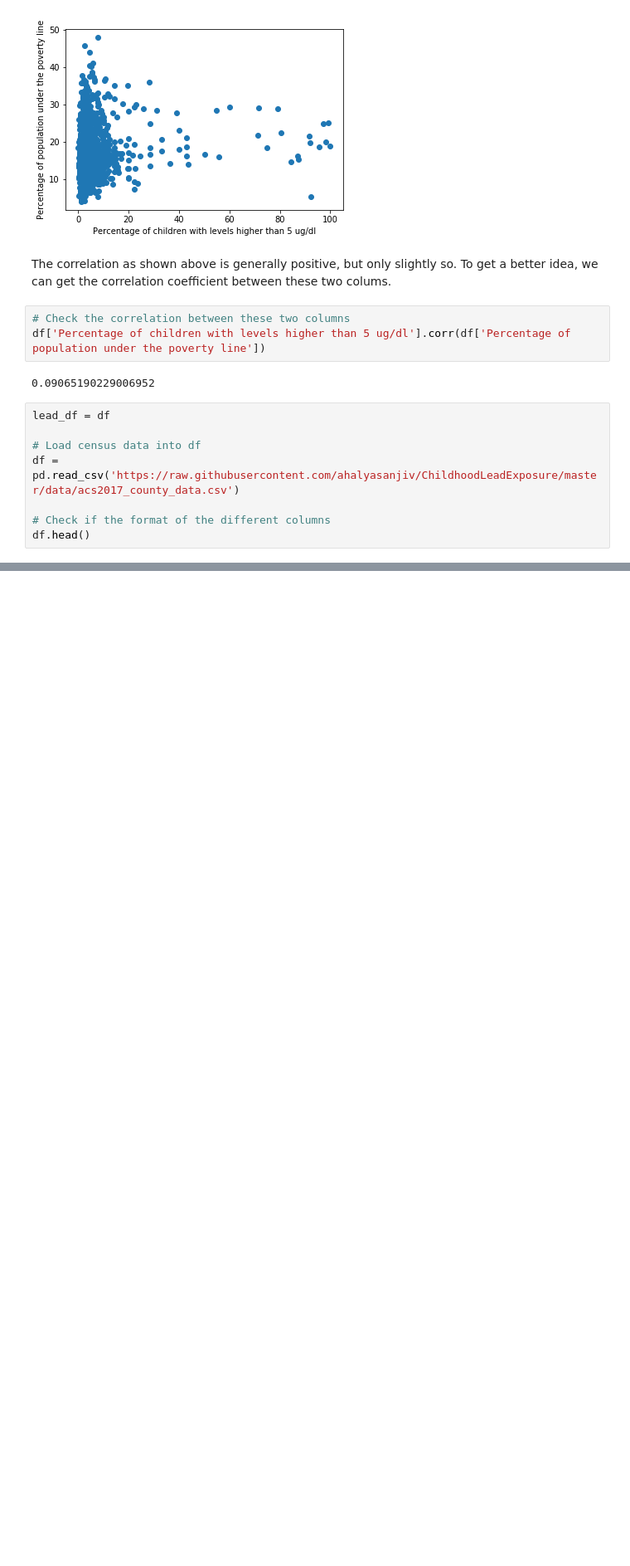
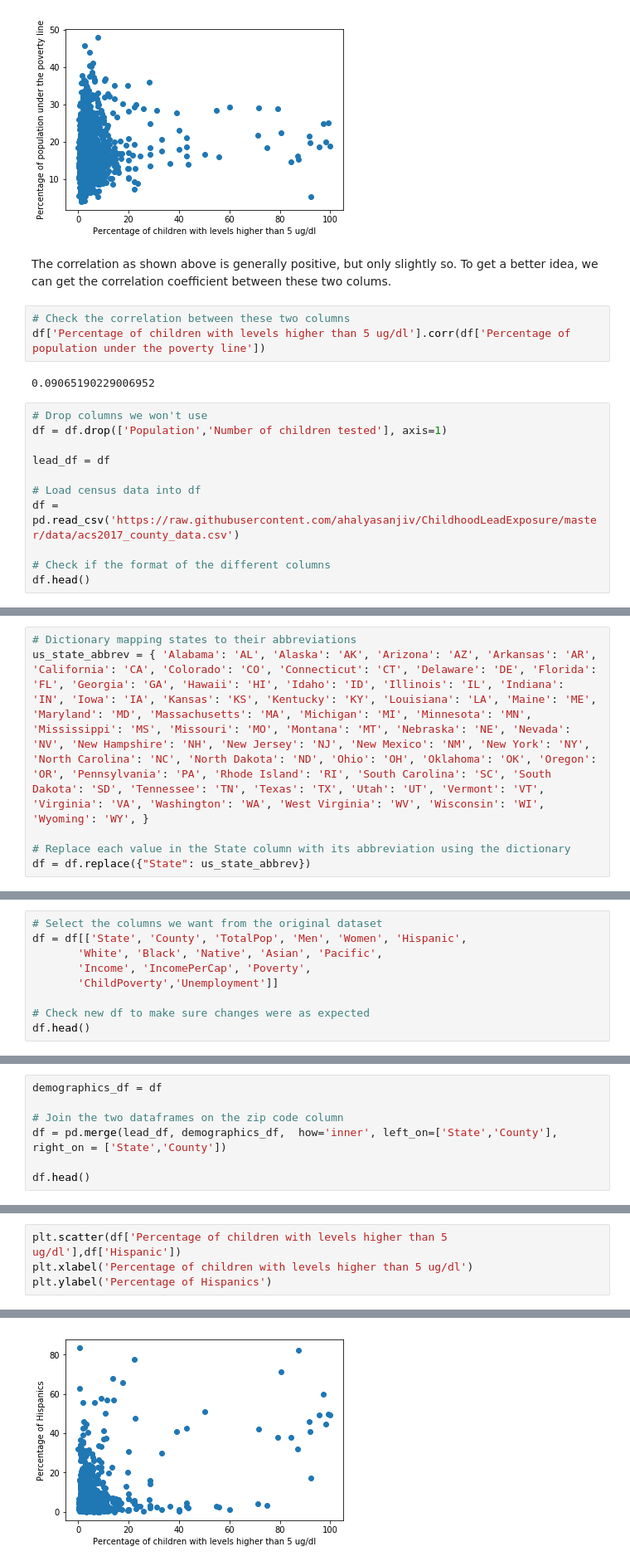
Before and after one commit to ahalyasanjiv/ChildhoodLeadExposure, a Jupyter notebook: National_Level_Lead_Exposure.ipynb, the cells around one changed output, grey strips where cells are left out. Shown: that part at 83% size. Drawn from its saved outputs; the diff is of its cells as text; blank space fills up the shorter version.

```diff
--- a/National_Level_Lead_Exposure.ipynb
+++ b/National_Level_Lead_Exposure.ipynb
@@ -92,6 +92,9 @@ df['Percentage of children with levels higher than 5 ug/dl'].corr(df['Percentage
 # %% [output]
 0.09065190229006952
 # %%
+# Drop columns we won't use
+df = df.drop(['Population','Number of children tested'], axis=1)
+
 lead_df = df
 
 # Load census data into df
@@ -108,0 +114,6 @@ df.head()
+# %%
+# Dictionary mapping states to their abbreviations
+us_state_abbrev = { 'Alabama': 'AL', 'Alaska': 'AK', 'Arizona': 'AZ', 'Arkansas': 'AR', 'California': 'CA', 'Colorado': 'CO', 'Connecticut': 'CT', 'Delaware': 'DE', 'Florida': 'FL', 'Georgia': 'GA', 'Hawaii': 'HI', 'Idaho': 'ID', 'Illinois': 'IL', 'Indiana': 'IN', 'Iowa': 'IA', 'Kansas': 'KS', 'Kentucky': 'KY', 'Louisiana': 'LA', 'Maine': 'ME', 'Maryland': 'MD', 'Massachusetts': 'MA', 'Michigan': 'MI', 'Minnesota': 'MN', 'Mississippi': 'MS', 'Missouri': 'MO', 'Montana': 'MT', 'Nebraska': 'NE', 'Nevada': 'NV', 'New Hampshire': 'NH', 'New Jersey': 'NJ', 'New Mexico': 'NM', 'New York': 'NY', 'North Carolina': 'NC', 'North Dakota': 'ND', 'Ohio': 'OH', 'Oklahoma': 'OK', 'Oregon': 'OR', 'Pennsylvania': 'PA', 'Rhode Island': 'RI', 'South Carolina': 'SC', 'South Dakota': 'SD', 'Tennessee': 'TN', 'Texas': 'TX', 'Utah': 'UT', 'Vermont': 'VT', 'Virginia': 'VA', 'Washington': 'WA', 'West Virginia': 'WV', 'Wisconsin': 'WI', 'Wyoming': 'WY', }
+
+# Replace each value in the State column with its abbreviation using the dictionary
+df = df.replace({"State": us_state_abbrev})
@@ -108,0 +122,9 @@ df.head()
+# %%
+# Select the columns we want from the original dataset
+df = df[['State', 'County', 'TotalPop', 'Men', 'Women', 'Hispanic',
+       'White', 'Black', 'Native', 'Asian', 'Pacific',
+       'Income', 'IncomePerCap', 'Poverty',
+       'ChildPoverty','Unemployment']]
+
+# Check new df to make sure changes were as expected
+df.head()
@@ -108,0 +140,7 @@ df.head()
+# %%
+demographics_df = df
+
+# Join the two dataframes on the zip code column
+df = pd.merge(lead_df, demographics_df,  how='inner', left_on=['State','County'], right_on = ['State','County'])
+
+df.head()
@@ -108,0 +177,5 @@ df.head()
+# %%
+plt.scatter(df['Percentage of children with levels higher than 5 ug/dl'],df['Hispanic'])
+plt.xlabel('Percentage of children with levels higher than 5 ug/dl')
+plt.ylabel('Percentage of Hispanics')
+# %% [output]
@@ -108,0 +183 @@ df.head()
+[figure, added]
```
Also changed, not shown: parts of 11 cells of this notebook.
